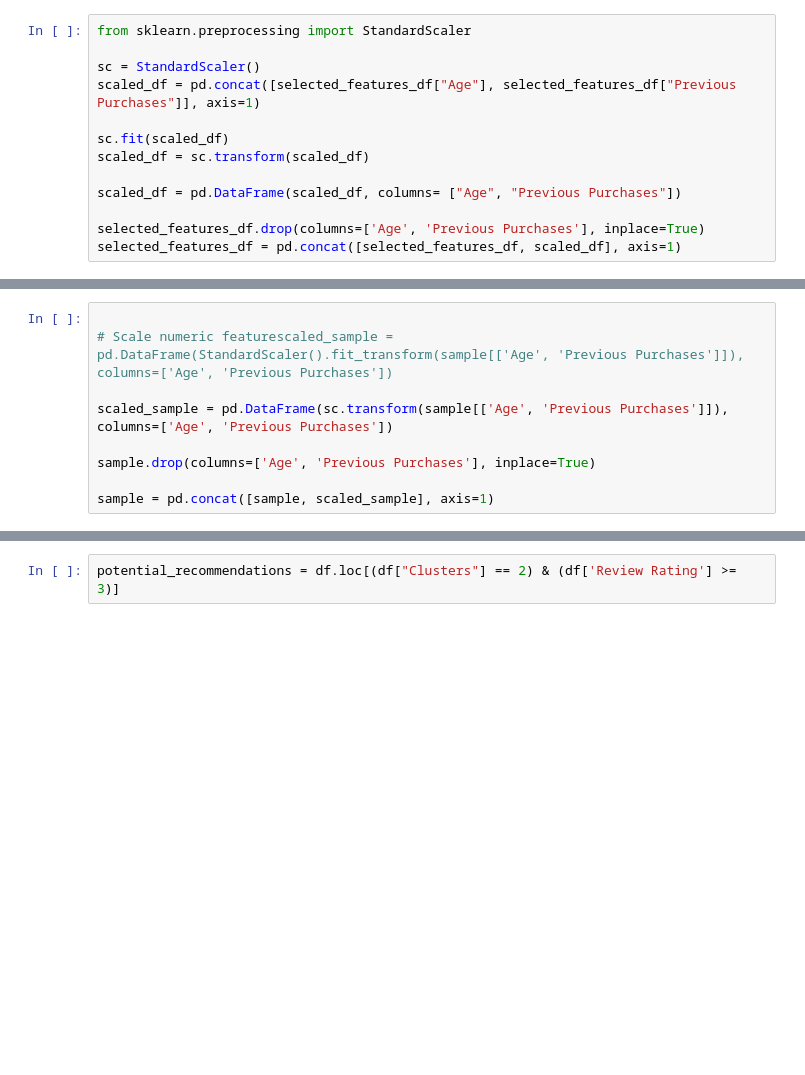
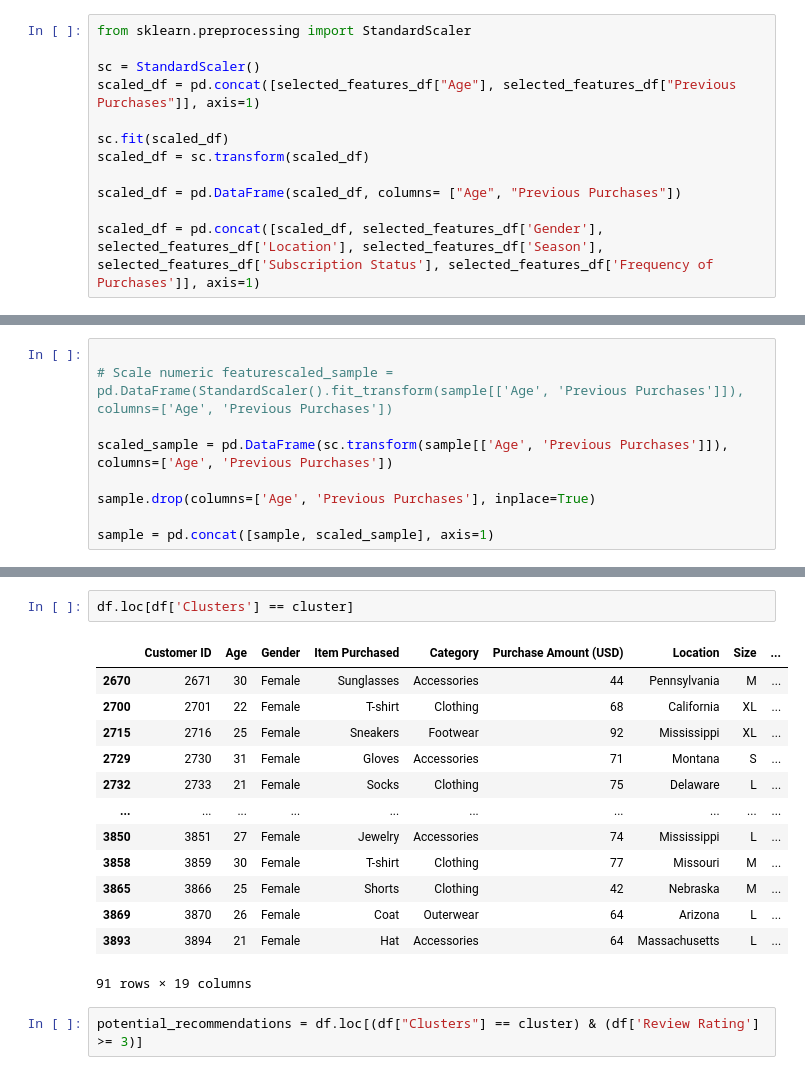
Before and after one commit to suyashgoel/product-recommendation, a Jupyter notebook: product-recommendation.ipynb, the cells around one changed output, grey strips where cells are left out. Drawn from its saved outputs; the diff is of its cells as text; blank space fills up the shorter version.

```diff
--- a/product-recommendation.ipynb
+++ b/product-recommendation.ipynb
@@ -68,5 +68,4 @@ scaled_df = sc.transform(scaled_df)
 
 scaled_df = pd.DataFrame(scaled_df, columns= ["Age", "Previous Purchases"])
 
-selected_features_df.drop(columns=['Age', 'Previous Purchases'], inplace=True)
-selected_features_df = pd.concat([selected_features_df, scaled_df], axis=1)
+scaled_df = pd.concat([scaled_df, selected_features_df['Gender'], selected_features_df['Location'], selected_features_df['Season'], selected_features_df['Subscription Status'], selected_features_df['Frequency of Purchases']], axis=1)
@@ -232,3 +246,19 @@ selected_features_df.query('Clusters == 2')
+# %%
+df.loc[df['Clusters'] == cluster]
+# %% [output]
+|  | Customer ID | Age | Gender | Item Purchased | Category | Purchase Amount (USD) | Location | Size | ... |
+| 2670 | 2671 | 30 | Female | Sunglasses | Accessories | 44 | Pennsylvania | M | ... |
+| 2700 | 2701 | 22 | Female | T-shirt | Clothing | 68 | California | XL | ... |
+| 2715 | 2716 | 25 | Female | Sneakers | Footwear | 92 | Mississippi | XL | ... |
+| 2729 | 2730 | 31 | Female | Gloves | Accessories | 71 | Montana | S | ... |
+| 2732 | 2733 | 21 | Female | Socks | Clothing | 75 | Delaware | L | ... |
+| ... | ... | ... | ... | ... | ... | ... | ... | ... | ... |
+| 3850 | 3851 | 27 | Female | Jewelry | Accessories | 74 | Mississippi | L | ... |
+| 3858 | 3859 | 30 | Female | T-shirt | Clothing | 77 | Missouri | M | ... |
+| 3865 | 3866 | 25 | Female | Shorts | Clothing | 42 | Nebraska | M | ... |
+| 3869 | 3870 | 26 | Female | Coat | Outerwear | 64 | Arizona | L | ... |
+| 3893 | 3894 | 21 | Female | Hat | Accessories | 64 | Massachusetts | L | ... |
+91 rows × 19 columns
 # %%
-potential_recommendations = df.loc[(df["Clusters"] == 2) & (df['Review Rating'] >= 3)]
+potential_recommendations = df.loc[(df["Clusters"] == cluster) & (df['Review Rating'] >= 3)]
 # %%
```
Also changed, not shown: parts of 18 cells of this notebook.
